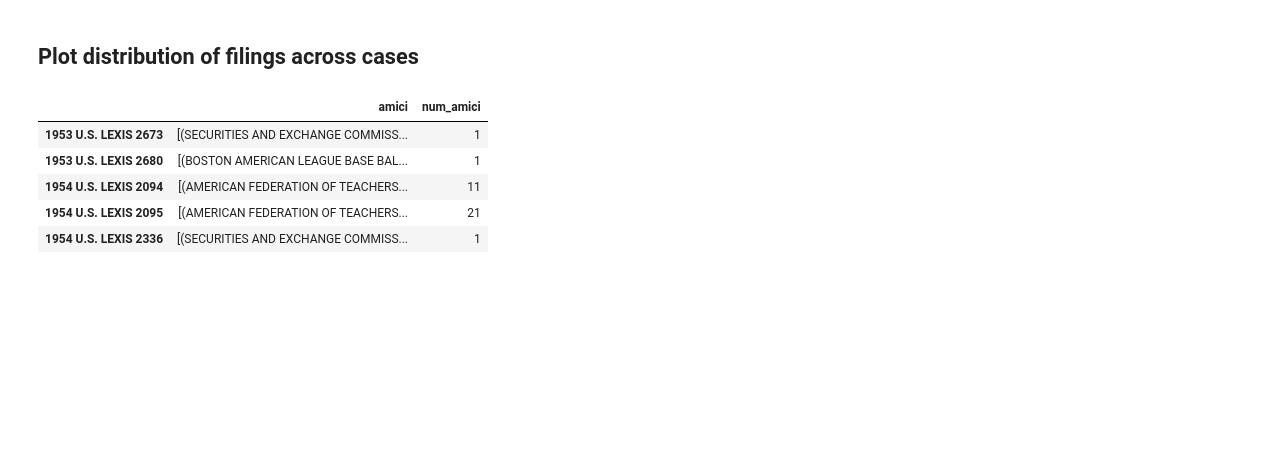
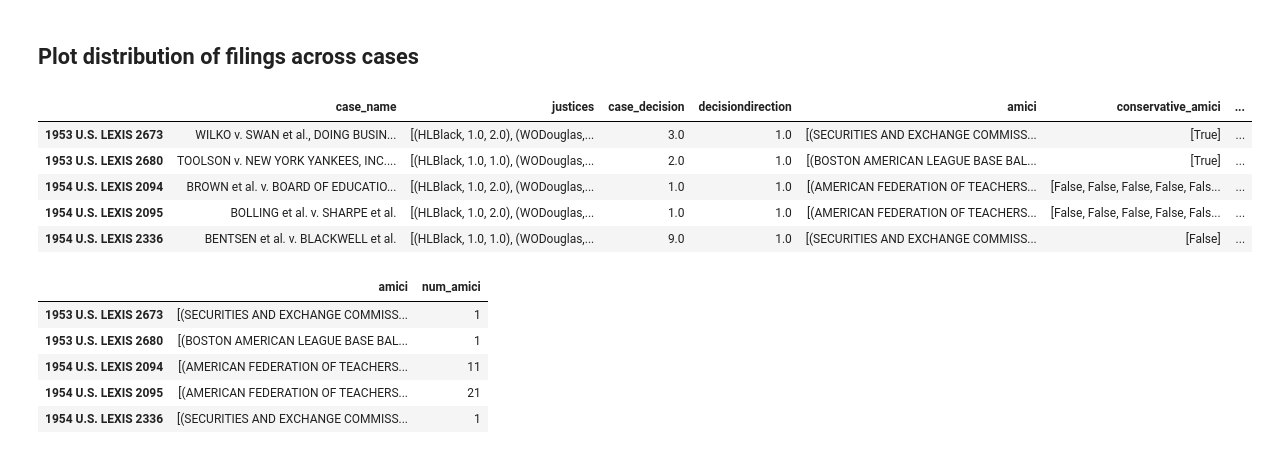
Before and after one commit to rbatra2000/info6850networks, a Jupyter notebook: main.ipynb, the cells around one changed output. Saved outputs shown, nothing was run; the diff lists cells and outputs as text; code cells hidden in the pictures; blank space fills up the shorter version.

```diff
--- a/main.ipynb
+++ b/main.ipynb
@@ -574,5 +570,13 @@ avg number of cases per amicus: 16.0
 ## Plot distribution of filings across cases
 # %%
 # create dataframe for ease of data manipulation
-df = pd.DataFrame.from_dict(preproc_data, orient='index')
+df = pd.DataFrame.from_dict(preproc_data, orient="index")
+df.head()
+# %% [output]
+|  | case_name | justices | case_decision | decisiondirection | amici | conservative_amici | ... |
+| 1953 U.S. LEXIS 2673 | WILKO v. SWAN et al., DOING BUSIN... | [(HLBlack, 1.0, 2.0), (WODouglas,... | 3.0 | 1.0 | [(SECURITIES AND EXCHANGE COMMISS... | [True] | ... |
+| 1953 U.S. LEXIS 2680 | TOOLSON v. NEW YORK YANKEES, INC.... | [(HLBlack, 1.0, 1.0), (WODouglas,... | 2.0 | 1.0 | [(BOSTON AMERICAN LEAGUE BASE BAL... | [True] | ... |
+| 1954 U.S. LEXIS 2094 | BROWN et al. v. BOARD OF EDUCATIO... | [(HLBlack, 1.0, 2.0), (WODouglas,... | 1.0 | 1.0 | [(AMERICAN FEDERATION OF TEACHERS... | [False, False, False, False, Fals... | ... |
+| 1954 U.S. LEXIS 2095 | BOLLING et al. v. SHARPE et al. | [(HLBlack, 1.0, 2.0), (WODouglas,... | 1.0 | 1.0 | [(AMERICAN FEDERATION OF TEACHERS... | [False, False, False, False, Fals... | ... |
+| 1954 U.S. LEXIS 2336 | BENTSEN et al. v. BLACKWELL et al. | [(HLBlack, 1.0, 1.0), (WODouglas,... | 9.0 | 1.0 | [(SECURITIES AND EXCHANGE COMMISS... | [False] | ... |
 # %%
```
Also changed, not shown: parts of 12 cells of this notebook.
